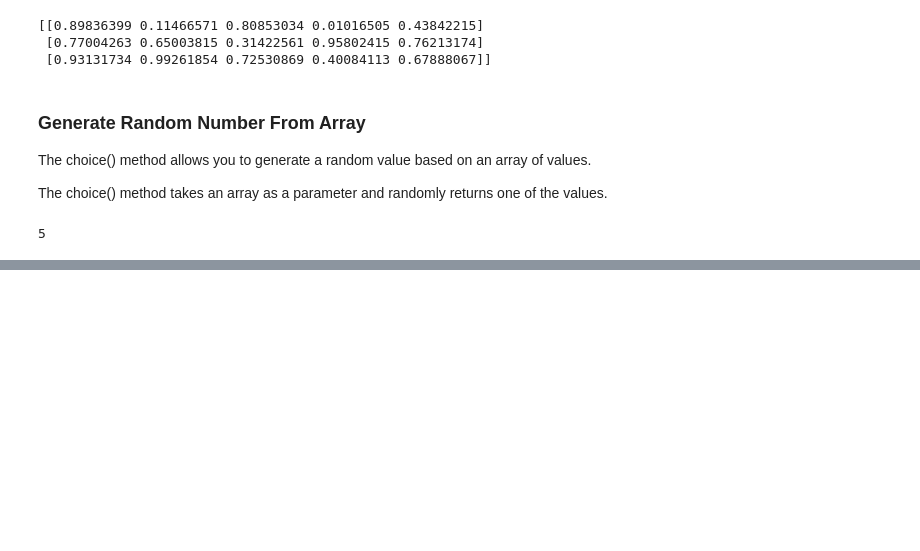
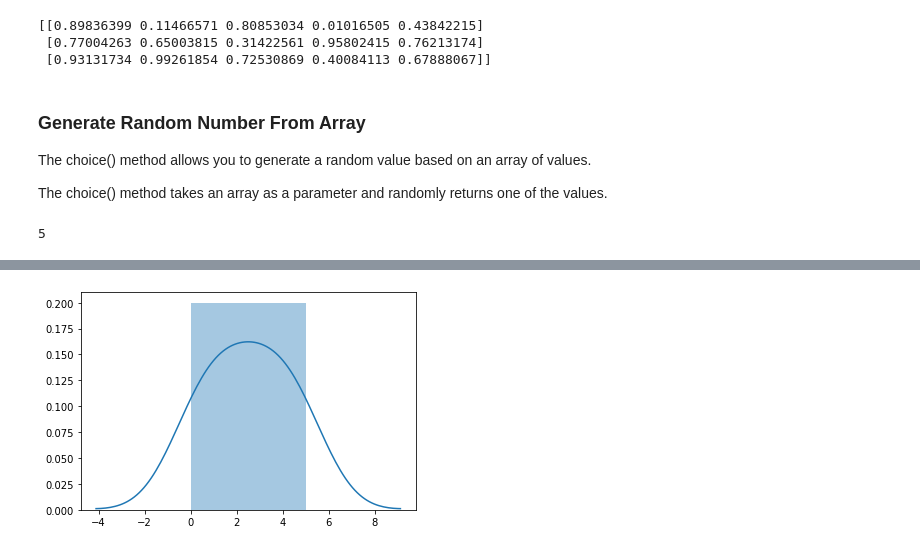
Before and after one commit to victoryapcheeann/numpy101, a Jupyter notebook: numpy101.ipynb, the cells around one changed output, grey strips where cells are left out. Saved outputs shown, nothing was run; the diff lists cells and outputs as text; code cells hidden in the pictures; blank space fills up the shorter version.

```diff
--- a/numpy101.ipynb
+++ b/numpy101.ipynb
@@ -1231,0 +1326,9 @@ print(x)
+# %%
+import matplotlib.pyplot as plt
+import seaborn as sns
+
+sns.distplot([0, 1, 2, 3, 4, 5])
+
+plt.show()
+# %% [output]
+[figure, added]
```
Also changed, not shown: parts of 26 cells of this notebook.
